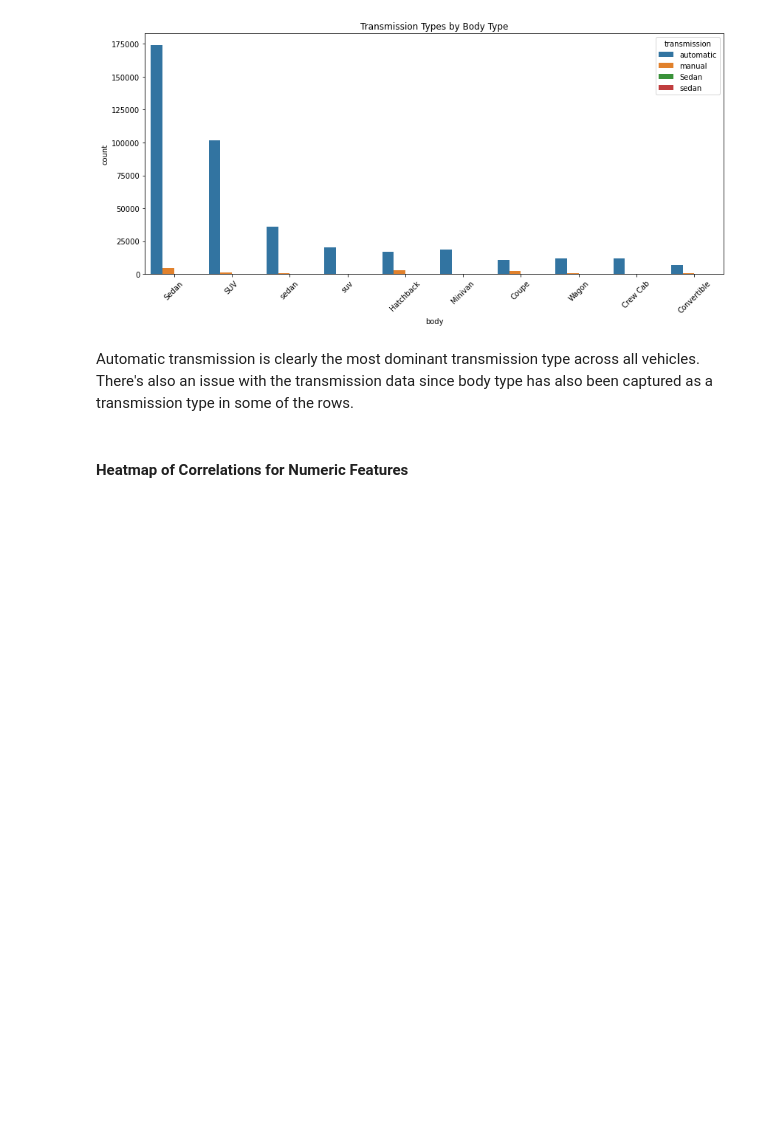
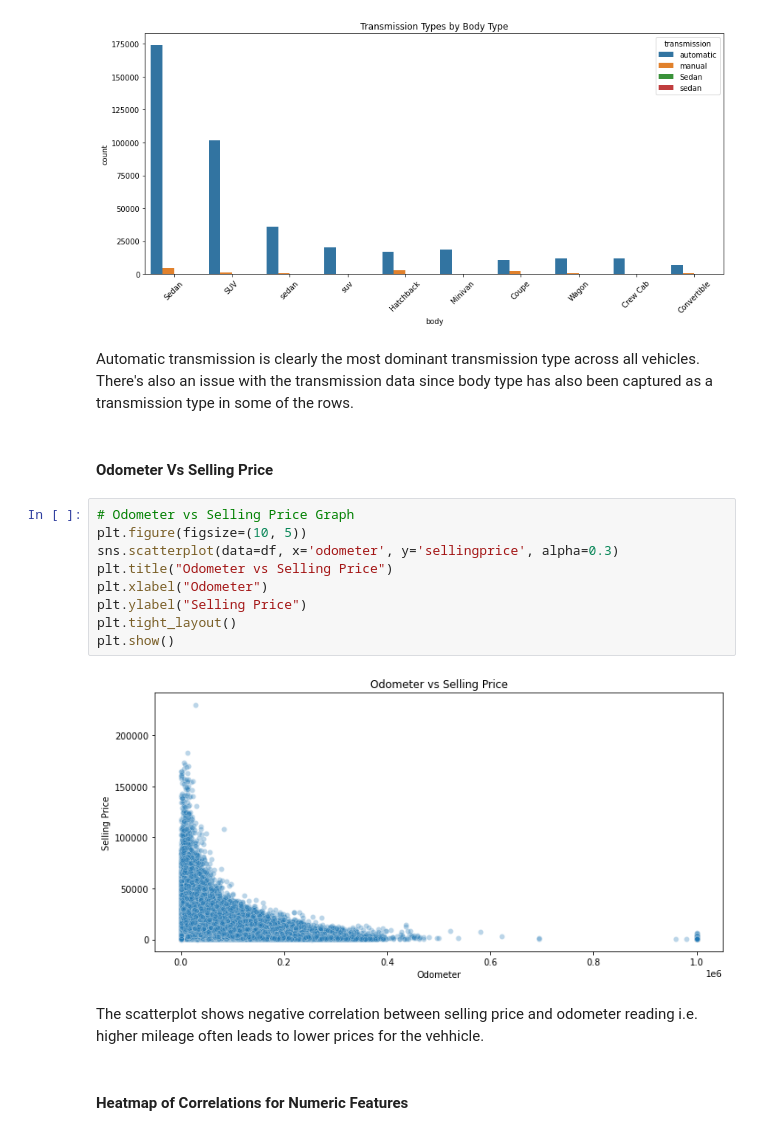
Before and after one commit to lilanhenry/AutoPrice-Analytics, a Jupyter notebook: Auto Price Analytics.ipynb, the cells around one changed output. Cells and saved outputs as stored; diff of their text form; blank space fills up the shorter version.

Commit message:
Finalized Data Understanding

```diff
--- a/Auto Price Analytics.ipynb
+++ b/Auto Price Analytics.ipynb
@@ -123,6 +123,21 @@ plt.show()
 [figure]
 # %% [markdown]
 Automatic transmission is clearly the most dominant transmission type across all vehicles. There's also an issue with the transmission data since body type has also been captured as a transmission type in some of the rows.
+# %% [markdown]
+#### Odometer Vs Selling Price
+# %%
+# Odometer vs Selling Price Graph
+plt.figure(figsize=(10, 5))
+sns.scatterplot(data=df, x='odometer', y='sellingprice', alpha=0.3)
+plt.title("Odometer vs Selling Price")
+plt.xlabel("Odometer")
+plt.ylabel("Selling Price")
+plt.tight_layout()
+plt.show()
+# %% [output]
+[figure, added]
+# %% [markdown]
+The scatterplot shows negative correlation between selling price and odometer reading i.e. higher mileage often leads to lower prices for the vehhicle.
 # %% [markdown]
 #### Heatmap of Correlations for Numeric Features
 # %%
```
Also changed, not shown: parts of 6 cells of this notebook.
